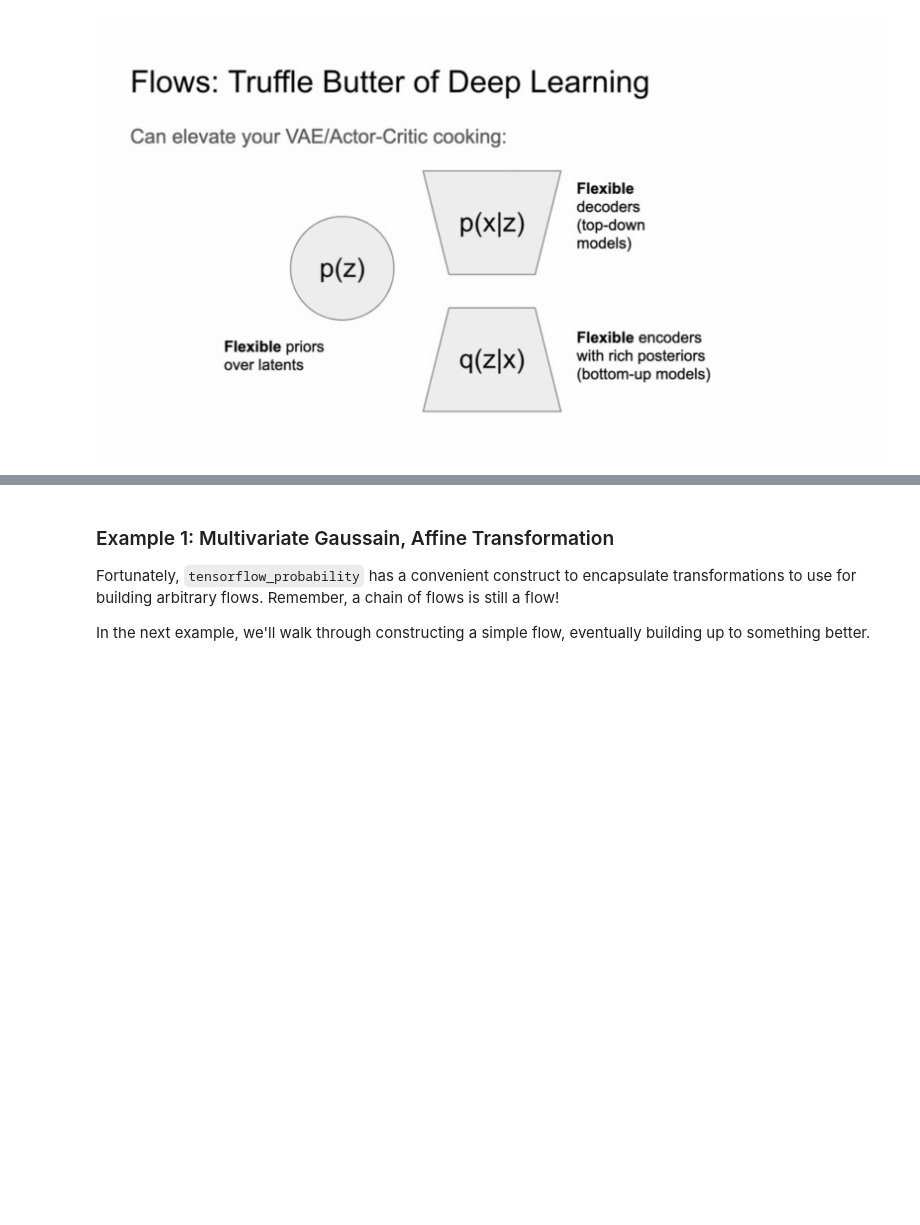
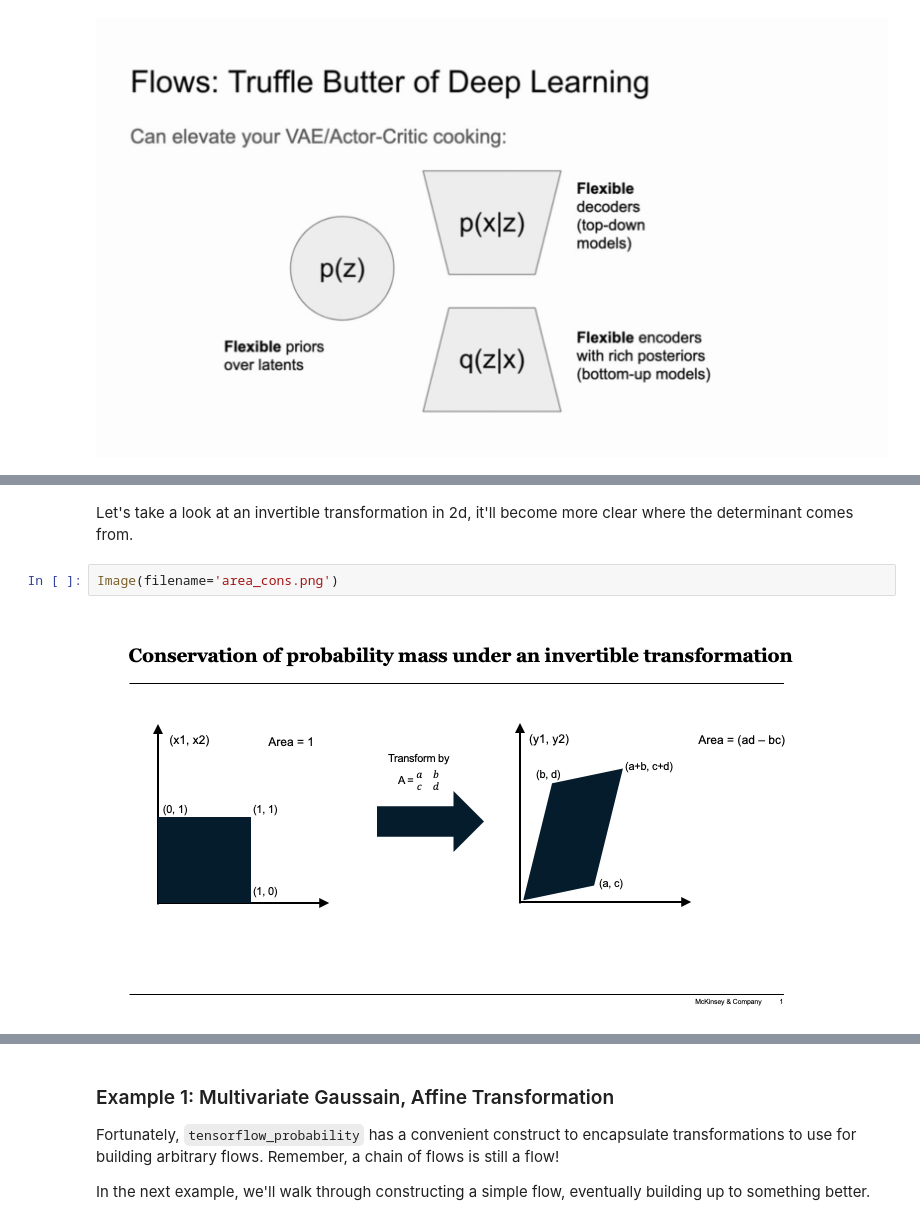
Before and after one commit to mattKretschmer/normalizing_flows, a Jupyter notebook: Flows_with_tfp.ipynb, the cells around one changed output, grey strips where cells are left out. Cells and saved outputs as stored; diff of their text form; blank space fills up the shorter version.

```diff
--- a/Flows_with_tfp.ipynb
+++ b/Flows_with_tfp.ipynb
@@ -54,0 +48,6 @@ Next, let's see how we do this in code, and we'll leverage some of the functiona
+# %% [markdown]
+Let's take a look at an invertible transformation in 2d, it'll become more clear where the determinant comes from.
+# %%
+Image(filename='area_cons.png')
+# %% [output]
+[figure, added]
```
Also changed, not shown: parts of 8 cells of this notebook.
